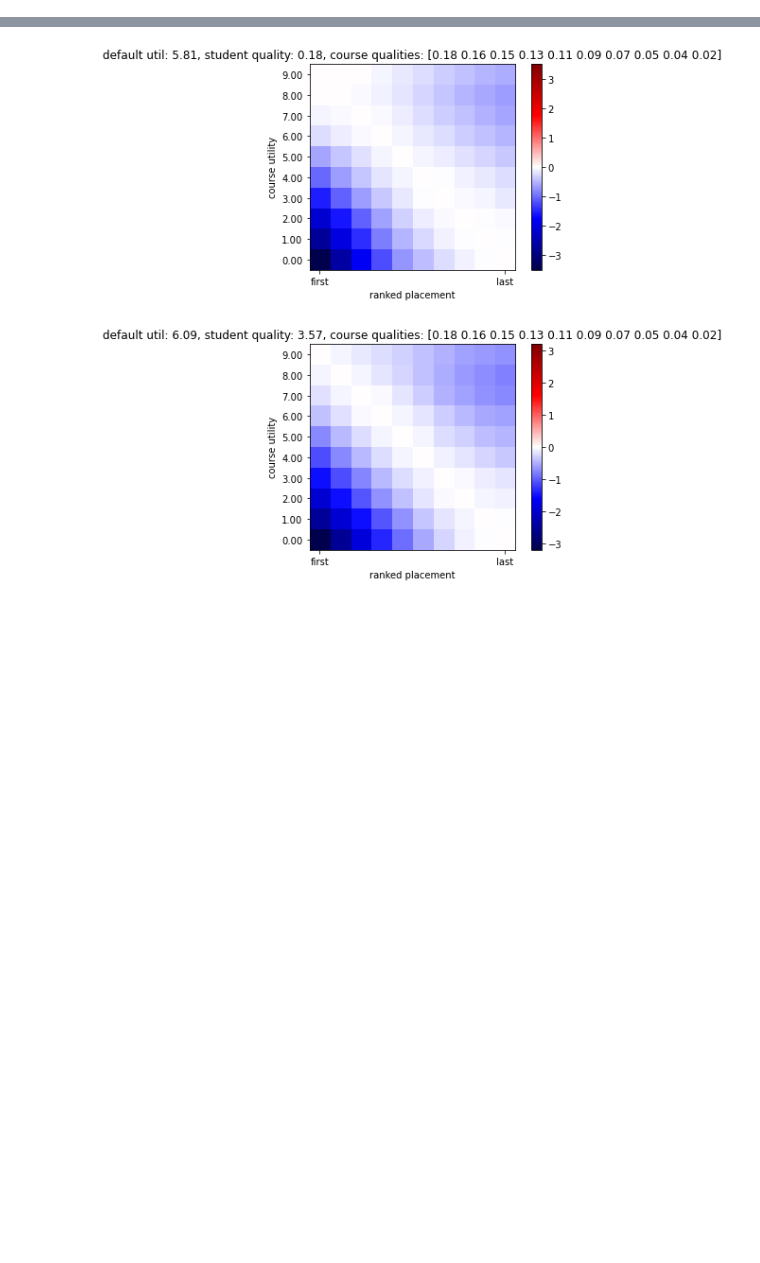
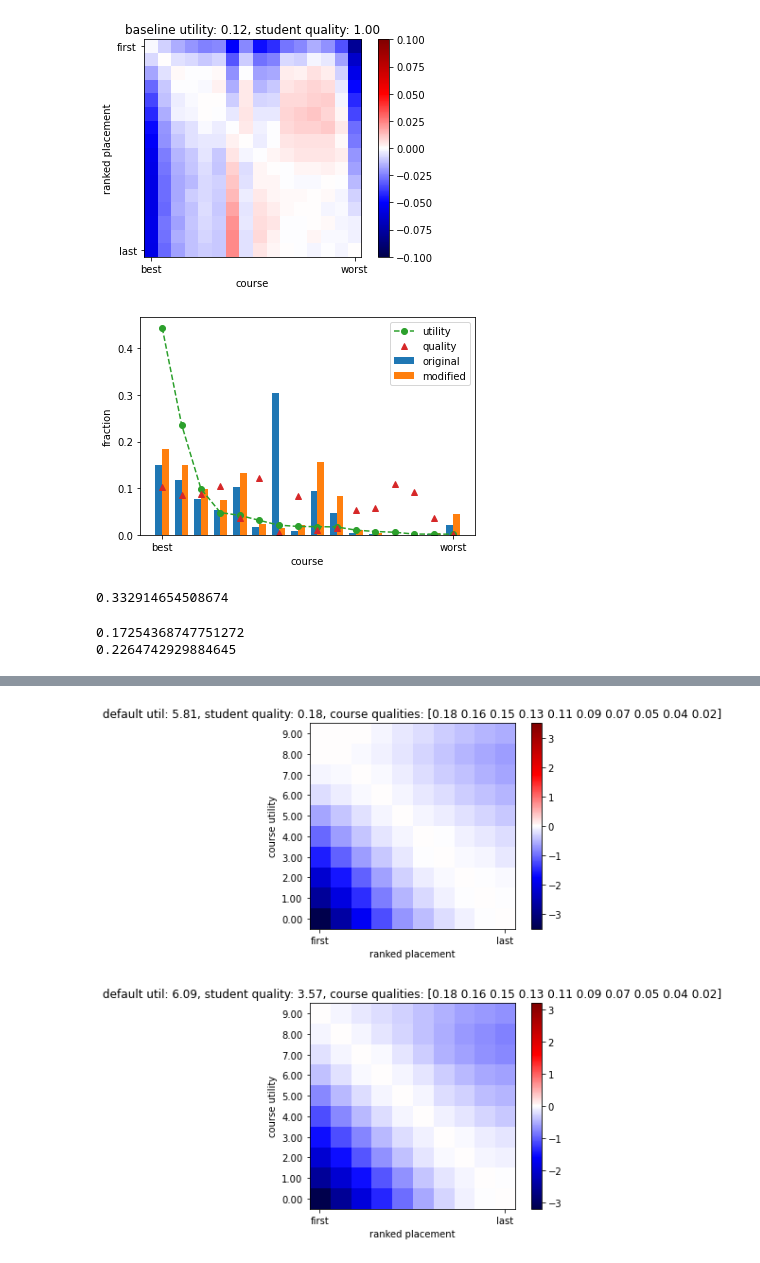
Before and after one commit to liamdj/thesis, a Jupyter notebook: sims.ipynb, the cells around one changed output, grey strips where cells are left out. Saved outputs shown, nothing was run; the diff lists cells and outputs as text; code cells hidden in the pictures; blank space fills up the shorter version.

```diff
--- a/sims.ipynb
+++ b/sims.ipynb
@@ -8,0 +70,23 @@ np.set_printoptions(precision=2)
+# %%
+index = np.argmax(max_ex)
+# %%
+student_qualities, course_qualities, match_utilities = ls_inputs[index]
+plot_results(ls_res[index], student_qualities, 0.1)
+default_ranking = sims.default_ranking(match_utilities)
+fixed_weights = sims.get_fixed_weights(student_qualities, course_qualities, student_weights, course_weights, 5000)
+init_matches = sims.match_results(default_ranking, fixed_weights, student_weights)
+new_matches = sims.match_results(sims.reorder_ranking(default_ranking, 6, 15), fixed_weights, student_weights)
+plot_match_comparison(np.histogram(init_matches, n)[0] / init_matches.size, np.histogram(new_matches, n)[0] / new_matches.size, match_utilities, course_qualities)
+# %% [output]
+[figure, added]
+[figure, added]
+# %%
+max_ex[601]
+# %% [output]
+0.332914654508674
+# %%
+print(sims.avg_utility(match_utilities, init_matches))
+print(sims.avg_utility(match_utilities, new_matches))
+# %% [output]
+0.17254368747751272
+0.2264742929884645
```
Also changed, not shown: parts of 32 cells of this notebook, 32 other files.
